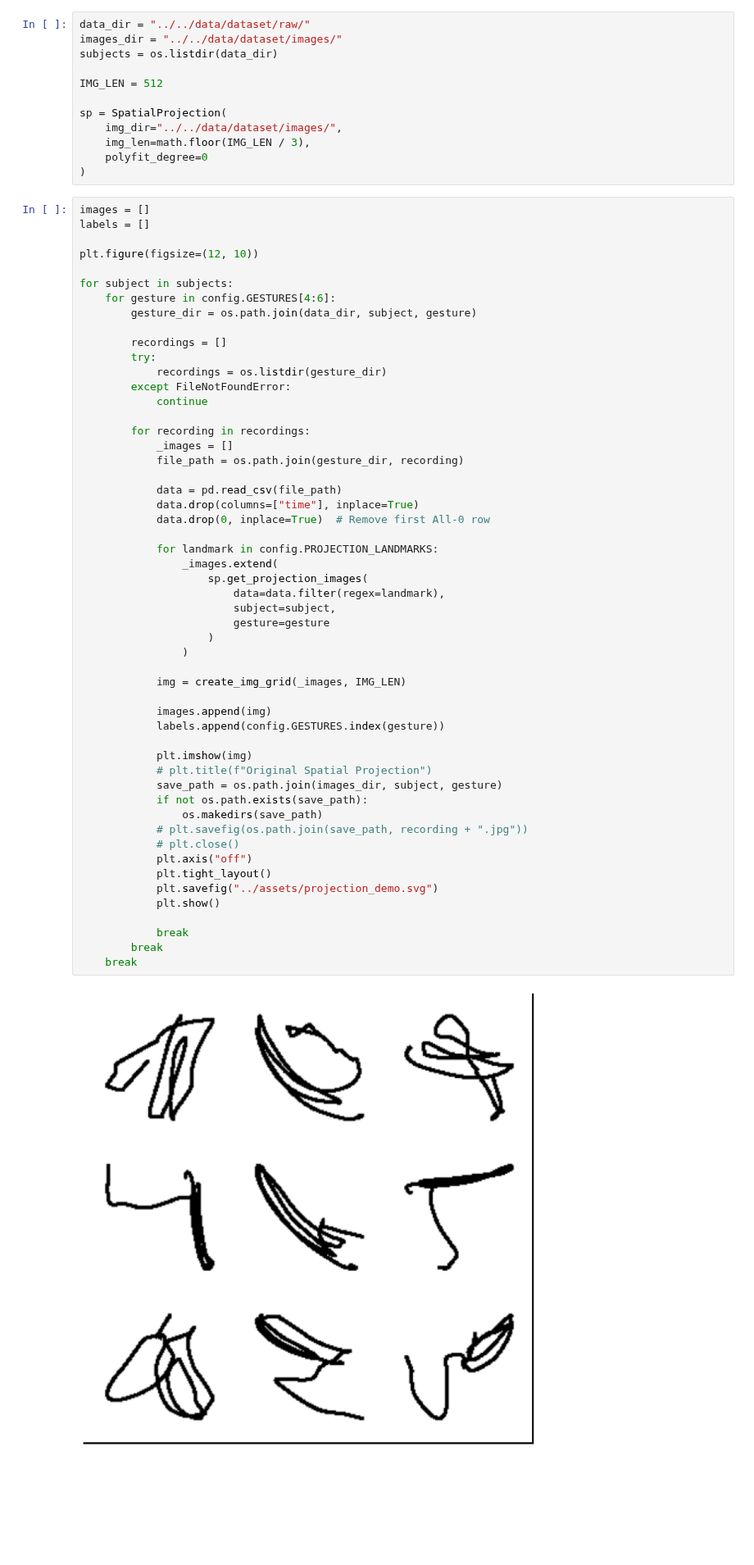
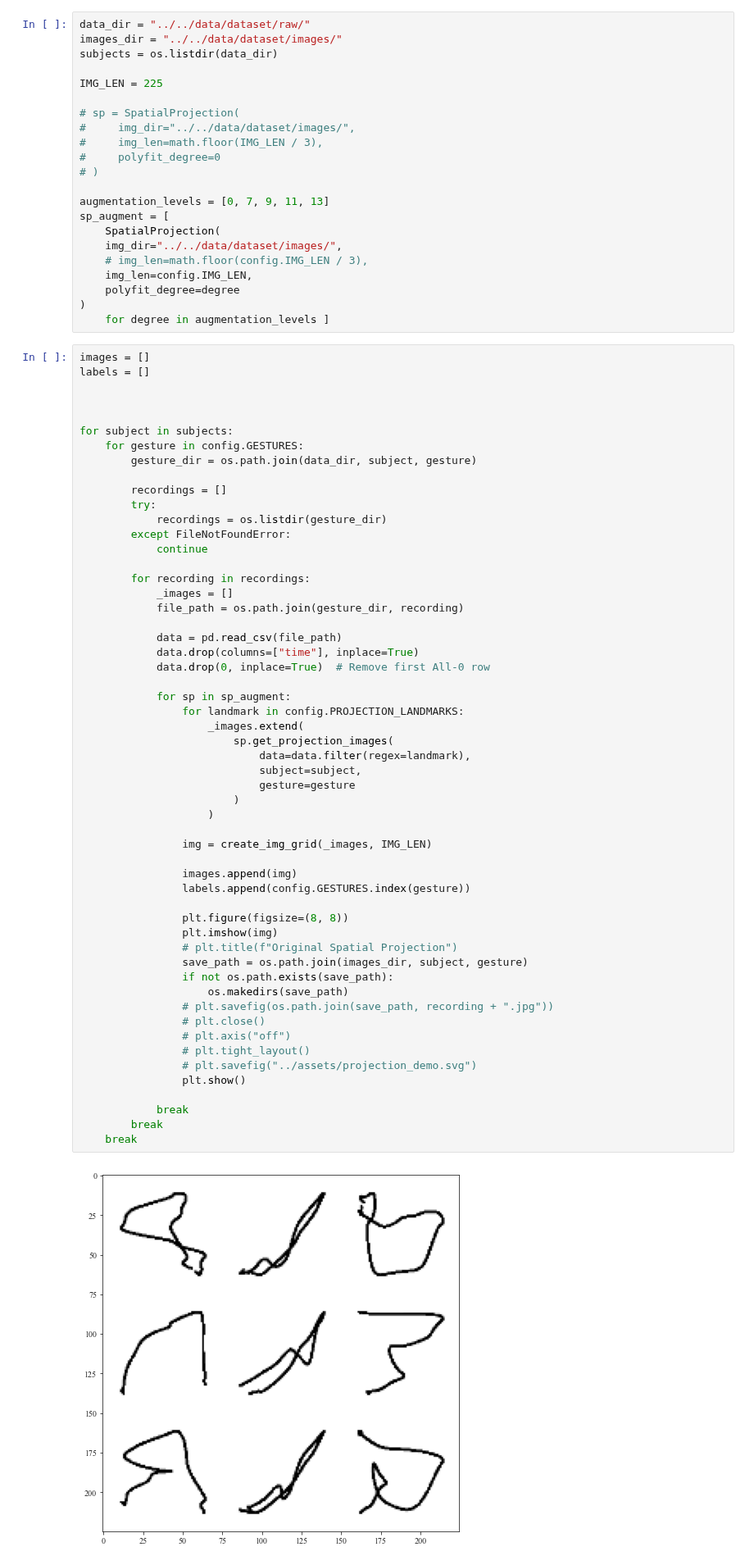
Before and after one commit to atick-faisal/Sign-Language-Recognition, a Jupyter notebook: core/src/Visualization.ipynb, the cells around one changed output. Shown at 82% size. Cells and saved outputs as stored; diff of their text form; blank space fills up the shorter version.

```diff
--- a/core/src/Visualization.ipynb
+++ b/core/src/Visualization.ipynb
@@ -33,65 +33,77 @@ data_dir = "../../data/dataset/raw/"
 images_dir = "../../data/dataset/images/"
 subjects = os.listdir(data_dir)
 
-IMG_LEN = 512
+IMG_LEN = 225
 
-sp = SpatialProjection(
+# sp = SpatialProjection(
+#     img_dir="../../data/dataset/images/",
+#     img_len=math.floor(IMG_LEN / 3),
+#     polyfit_degree=0
+# )
+
+augmentation_levels = [0, 7, 9, 11, 13]
+sp_augment = [
+    SpatialProjection(
     img_dir="../../data/dataset/images/",
-    img_len=math.floor(IMG_LEN / 3),
-    polyfit_degree=0
+    # img_len=math.floor(config.IMG_LEN / 3),
+    img_len=config.IMG_LEN,
+    polyfit_degree=degree
 )
+    for degree in augmentation_levels ]
 # %%
 images = []
 labels = []
 
-plt.figure(figsize=(12, 10))
+
 
 for subject in subjects:
-    for gesture in config.GESTURES[4:6]:
+    for gesture in config.GESTURES:
         gesture_dir = os.path.join(data_dir, subject, gesture)
 
         recordings = []
         try:
             recordings = os.listdir(gesture_dir)
         except FileNotFoundError:
             continue
 
         for recording in recordings:
             _images = []
             file_path = os.path.join(gesture_dir, recording)
 
             data = pd.read_csv(file_path)
             data.drop(columns=["time"], inplace=True)
             data.drop(0, inplace=True)  # Remove first All-0 row
 
-            for landmark in config.PROJECTION_LANDMARKS:
-                _images.extend(
-                    sp.get_projection_images(
-                        data=data.filter(regex=landmark),
-                        subject=subject,
-                        gesture=gesture
+            for sp in sp_augment:
+                for landmark in config.PROJECTION_LANDMARKS:
+                    _images.extend(
+                        sp.get_projection_images(
+                            data=data.filter(regex=landmark),
+                            subject=subject,
+                            gesture=gesture
+                        )
                     )
-                )
 
-            img = create_img_grid(_images, IMG_LEN)
+                img = create_img_grid(_images, IMG_LEN)
 
-            images.append(img)
-            labels.append(config.GESTURES.index(gesture))
+                images.append(img)
+                labels.append(config.GESTURES.index(gesture))
 
-            plt.imshow(img)
-            # plt.title(f"Original Spatial Projection")
-            save_path = os.path.join(images_dir, subject, gesture)
-            if not os.path.exists(save_path):
-                os.makedirs(save_path)
-            # plt.savefig(os.path.join(save_path, recording + ".jpg"))
-            # plt.close()
-            plt.axis("off")
-            plt.tight_layout()
-            plt.savefig("../assets/projection_demo.svg")
-            plt.show()
+                plt.figure(figsize=(8, 8))
+                plt.imshow(img)
+                # plt.title(f"Original Spatial Projection")
+                save_path = os.path.join(images_dir, subject, gesture)
+                if not os.path.exists(save_path):
+                    os.makedirs(save_path)
+                # plt.savefig(os.path.join(save_path, recording + ".jpg"))
+                # plt.close()
+                # plt.axis("off")
+                # plt.tight_layout()
+                # plt.savefig("../assets/projection_demo.svg")
+                plt.show()
 
             break
         break
     break
 # %% [output]
-[figure, old version]
+[figure, new version]
```
Also changed, not shown: parts of 2 cells of this notebook, 4 other files.
